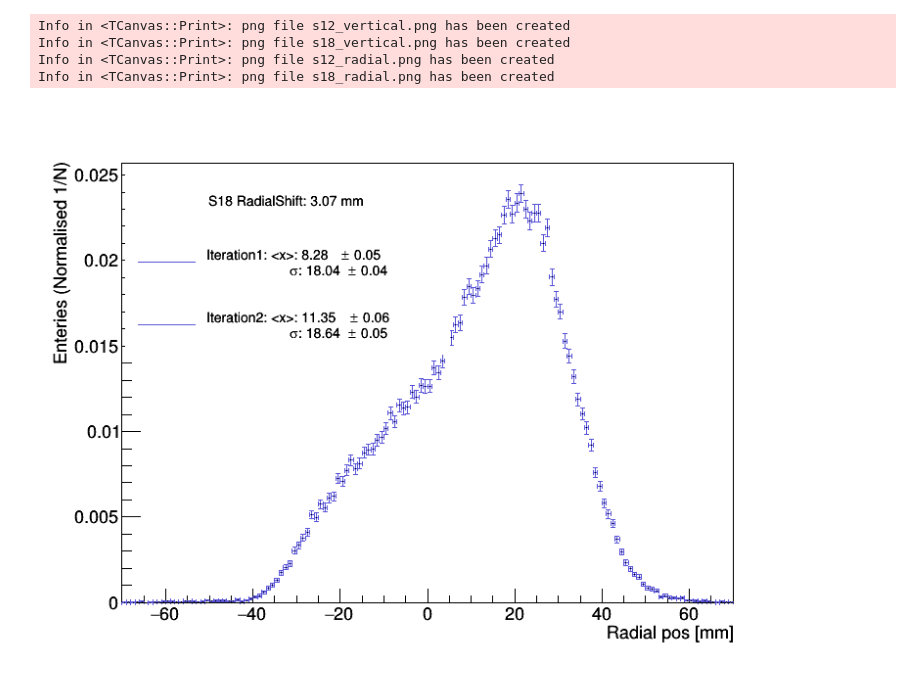
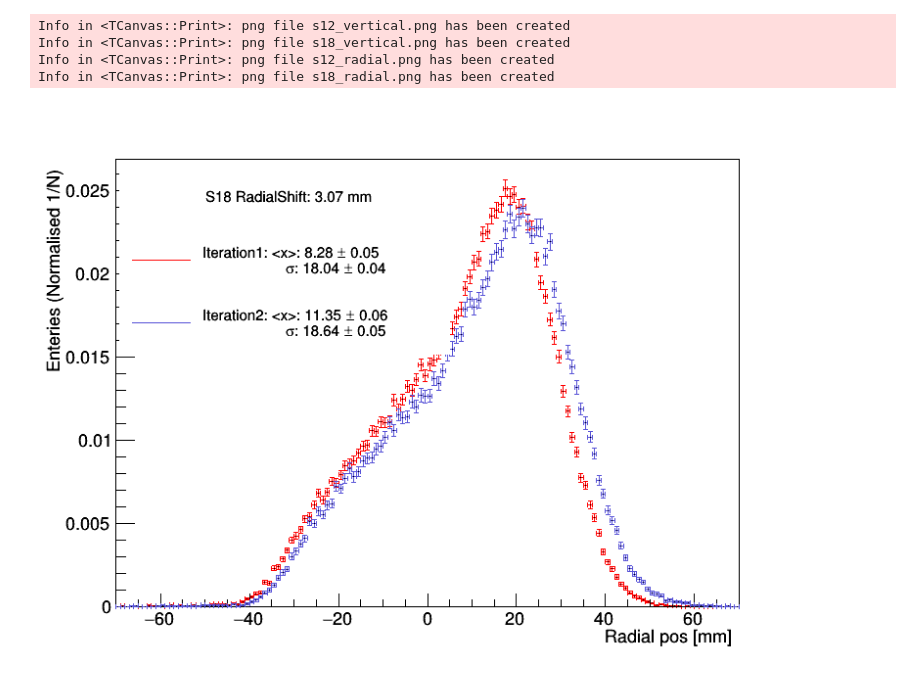
Before and after one commit to glukicov/alignTrack, a Jupyter notebook: mpIIDESY/Extrap_align.ipynb, the cells around one changed output. Cells and saved outputs as stored; diff of their text form; code cells hidden in the pictures.

Commit message:
FoM Plots

```diff
--- a/mpIIDESY/Extrap_align.ipynb
+++ b/mpIIDESY/Extrap_align.ipynb
@@ -20,8 +20,8 @@ plotName=["h_verticalPos_vs_time", "h_verticalPos_vs_time", "h_radialPos_vs_time
 
 #Legen labels (looped over i_state)
 legendName = ["Iteration1", "Iteration2"]
-colorLine = [1, 8] # black, green
-colorHisto = [2, 9] # red, purple
+colorLine = [2, 9] # red, blue
+colorHisto = [2, 9] # red, blue
 
 #Open TFiles (looped over i_state)
 scrFile_nominal = TFile.Open(scr_nominal)
@@ -34,9 +34,8 @@ mean = -1
 mean_error = -1
 sd = -1
 sd_error = -1
-histo1D = []
 
-meanArray=[]
+meanArray=[] # for the final FoM shift-nominal
 
 ###### Plotting ##########
 
@@ -44,8 +43,6 @@ for i_plot in range(0, len(canvasName)):
 
     #Make new canvas for plots (4 in total)
     canvas = TCanvas(str(canvasName[i_plot]), " ", 800, 600)
-    canvas.Divide(1)
-    canvas.cd(1)
 
     #Postion legend once per main loop accordingly
     if( canvasName[i_plot] == "s12_vertical" or  canvasName[i_plot] == "s18_vertical"):
@@ -62,14 +59,8 @@ for i_plot in range(0, len(canvasName)):
         #Apply 30 us time cut
         first_bin = histo_2D.GetXaxis().FindBin(30.0)
 
-        # Project the beam postion into 1D histo
-#         print(type( hist_1D))
-#         if (type( hist_1D) == TH1D):
-#             hist_1D.Delete()
-#             print("deleting")
-#         print(type( hist_1D))
-
-        hist_1D = histo_2D.ProjectionY("", first_bin, -1)
+        tmpNameTH1 = "tmpNameTH1_"+str(i_state) # assign a new "name pointer" to the TH1 object for each loop
+        hist_1D = histo_2D.ProjectionY(tmpNameTH1, first_bin, -1)
         hist_1D.SetTitle("")
         hist_1D.GetXaxis().SetRangeUser(-70, 70) # applying a maximum range cut
         norm = hist_1D.GetEntries();
@@ -82,10 +73,20 @@ for i_plot in range(0, len(canvasName)):
         if( canvasName[i_plot] == "s12_vertical" or  canvasName[i_plot] == "s18_vertical"):
 
             #Define a Gaussian fit function between -30 to 30 mm
-            gF = TF1("gF", "gaus", -30.0, 30.0)
-            hist_1D.Fit(gF, "QR") # quite fit over the specified range above
+            tmpNameTF1 = "tmpNameTF1_"+str(i_state)
+            gF = TF1(tmpNameTF1, "gaus", -30.0, 30.0)
+
+            #Draw on canvas
             gF.SetLineColor(colorLine[i_state])
-            gF.Draw("same")
+            hist_1D.SetLineColor(colorHisto[i_state])
+            if (i_state == 0):
+                hist_1D.Draw("E1")
+                hist_1D.Fit(gF, "QR") # quite fit over the specified range above
+
+            else:
+                hist_1D.Draw("E1 same")
+                hist_1D.Fit(gF, "QR same") # quite fit over the specified range above
+
 
             #Get stats from fit
             mean = round(gF.GetParameter(1), 2)
@@ -99,47 +100,44 @@ for i_plot in range(0, len(canvasName)):
         #Extract mean from a radial histogram only
         if( canvasName[i_plot] == "s12_radial" or  canvasName[i_plot] == "s18_radial"):
 
+            #Draw on canvas
+            hist_1D.SetLineColor(colorHisto[i_state])
+            if (i_state == 0):
+                hist_1D.Draw("E1")
+
+            else:
+                hist_1D.Draw("E1 same")
+
             #Get stats from hist
             mean = round(hist_1D.GetMean(), 2)
             mean_error = round(hist_1D.GetMeanError(), 2)
             sd = round(hist_1D.GetRMS(), 2)
             sd_error = round(hist_1D.GetRMSError(), 2)
             result = "<x>"
             legenObject = hist_1D
             meanArray.append(mean)
 
-            #TODO fix same color issue
-            hist_1D.SetLineColor(colorHisto[i_state])
-            if (i_state == 0):
-                hist_1D.Draw("E1")
-                canvas.Modified()
-                canvas.Update()
-                canvas.Draw()
-
-            if (i_state == 1):
-                hist_1D.Draw("same")
 
         #take care of the legend
         legenValue1 = str(legendName[i_state])+": "+str(result)+": "+str(mean)+" #pm "+str(mean_error)
         legenValue2 = "#sigma: "+str(sd)+" #pm "+str(sd_error)
         legend.AddEntry(legenObject,"#splitline{"+str(legenValue1)+"}{                 "+str(legenValue2)+"}","L") # make appropriate spacing
         legend.SetTextSize(.028)
         legend.Draw("same")
 
 
     #Do some final massagin and save to a file
     legend.SetHeader(canvasTitle[i_plot]+"Shift: "+str(round(meanArray[1]-meanArray[0], 2))+" mm", "C"); # option "C" allows to center the header
     meanArray=[]
     gStyle.SetOptStat(0)
     gStyle.SetOptFit(0)
     gStyle.SetLegendBorderSize(0)
     gStyle.SetLegendTextSize(0.023)
-    gROOT.ForceStyle()
     canvas.Draw()
     canvas.Print(str(canvasName[i_plot])+".png")
 # %% [output]
 Info in <TCanvas::Print>: png file s12_vertical.png has been created
 Info in <TCanvas::Print>: png file s18_vertical.png has been created
 Info in <TCanvas::Print>: png file s12_radial.png has been created
 Info in <TCanvas::Print>: png file s18_radial.png has been created
-[figure, old version]
+[figure, new version]
```
Also changed, not shown: parts of 1 cell of this notebook, 1 other file.
